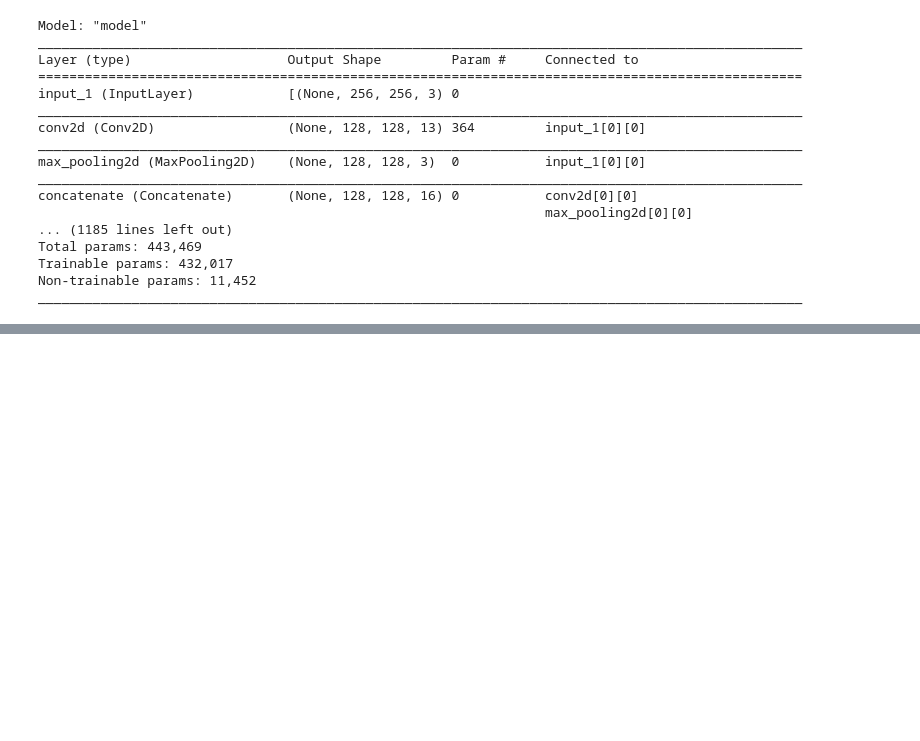
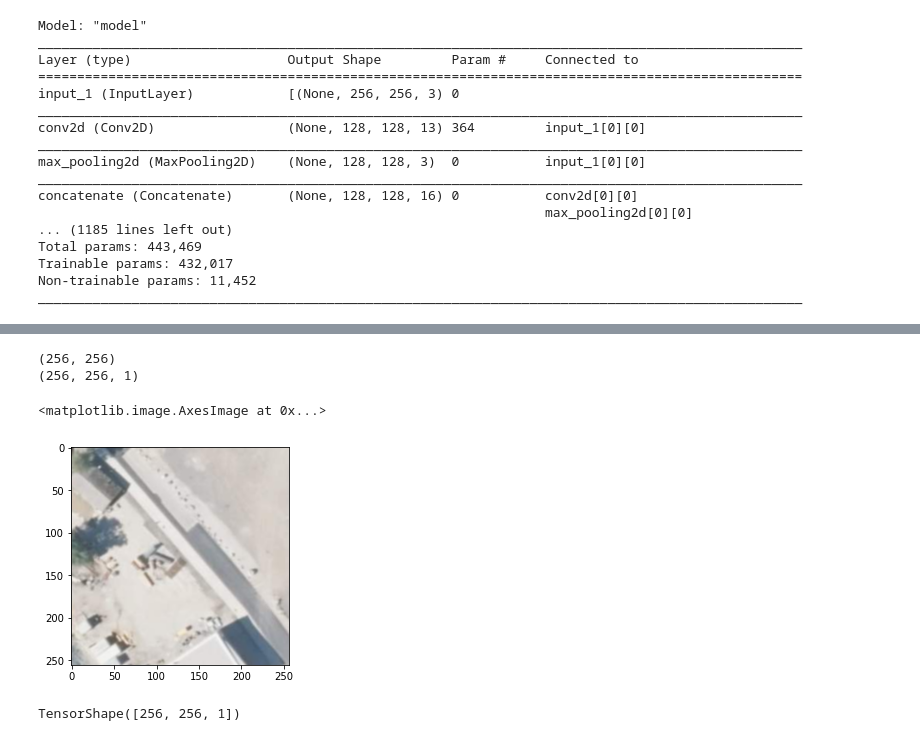
Before and after one commit to A2Amir/A-new-efficient-lightweight-semantic-segmentation-Network, a Jupyter notebook: Code/Train.ipynb, the cells around one changed output, grey strips where cells are left out. Cells and saved outputs as stored; diff of their text form; code cells hidden in the pictures; blank space fills up the shorter version.

```diff
--- a/Code/Train.ipynb
+++ b/Code/Train.ipynb
@@ -41,0 +159,14 @@ model.compile(loss=loss, optimizer='adam')
+# %%
+print(gt_image.shape)
+gt_image = tf.expand_dims(
+    gt_image, 2, name=None
+)
+print(gt_image.shape)
+# %% [output]
+(256, 256)
+(256, 256, 1)
+# %%
+plt.imshow(s_image*255)
+# %% [output]
+<matplotlib.image.AxesImage at 0x...>
+[figure, added]
@@ -41,0 +180,4 @@ model.compile(loss=loss, optimizer='adam')
+# %%
+gt_image.shape
+# %% [output]
+TensorShape([256, 256, 1])
```
Also changed, not shown: parts of 17 cells of this notebook, 2 other files.
